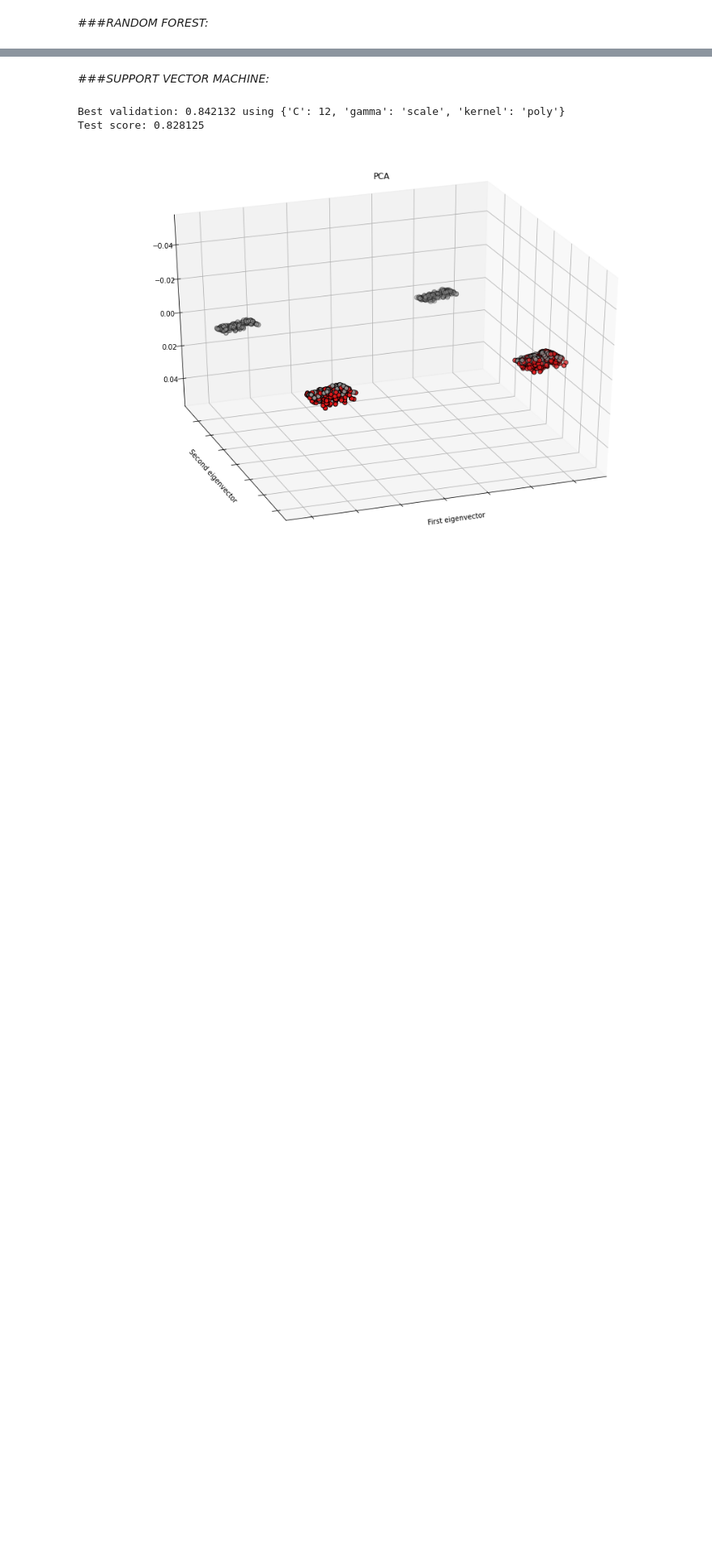
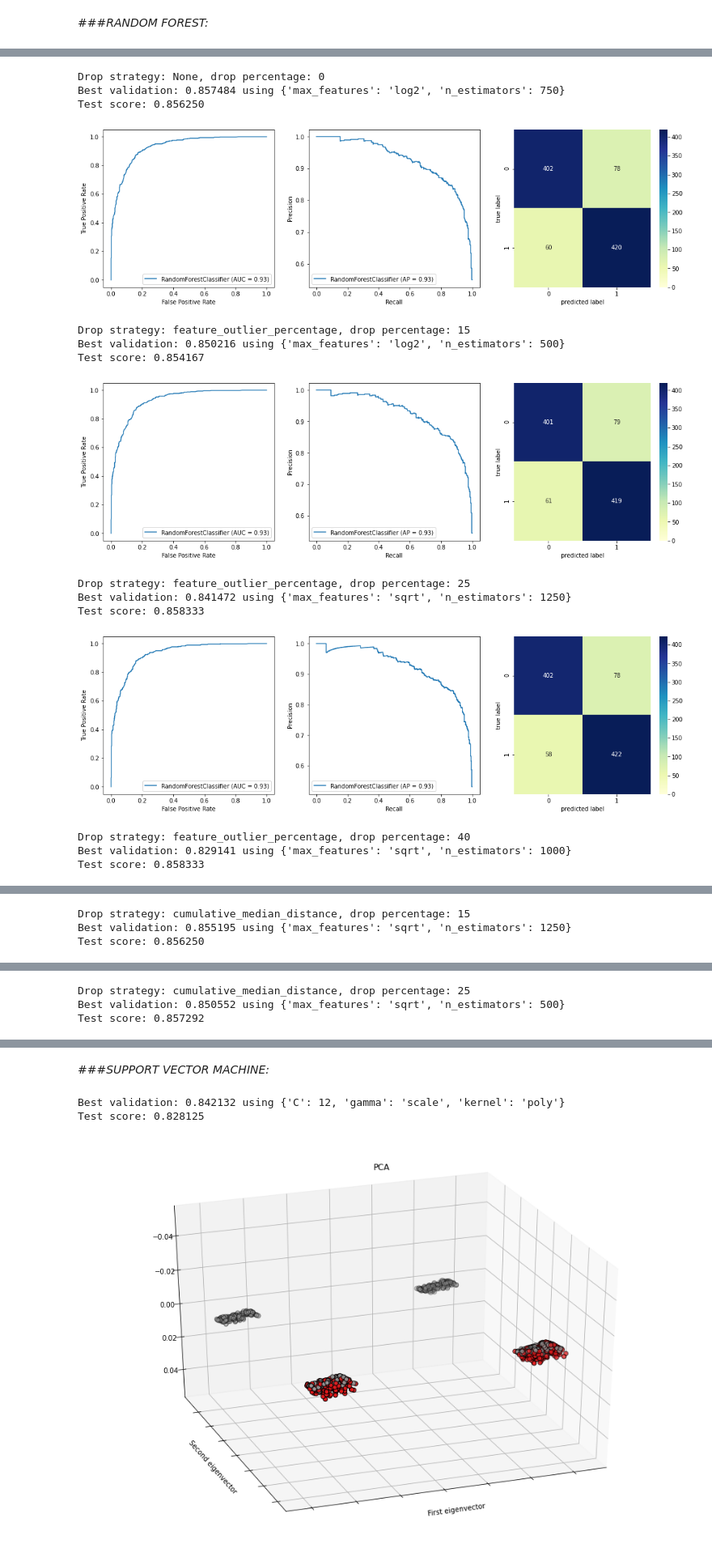
Before and after one commit to MatteoStoisa/DataSpaces_project, a Jupyter notebook: projectDataSpacesMatteoStoisa_the_spotify_hit_predictor_dataset_dataset_of_10s.ipynb, the cells around one changed output, grey strips where cells are left out. Shown at 81% size. Cells and saved outputs as stored; diff of their text form; code cells hidden in the pictures; blank space fills up the shorter version.

```diff
--- a/projectDataSpacesMatteoStoisa_the_spotify_hit_predictor_dataset_dataset_of_10s.ipynb
+++ b/projectDataSpacesMatteoStoisa_the_spotify_hit_predictor_dataset_dataset_of_10s.ipynb
@@ -864,0 +732,56 @@ Test score: 0.852344
+# %%
+def train_validate_test_RandomForest(df, x_train, y_train, x_test, y_test):
+  x_train.reset_index()
+  x_test.reset_index()
+  y_train.reset_index()
+  y_test.reset_index()
+
+  model = RandomForestClassifier()
+  n_estimators = range(500, 1500, 250)
+  max_features = ['sqrt', 'log2']
+
+  grid = dict(n_estimators=n_estimators,max_features=max_features)
+  grid_search = GridSearchCV(estimator=model,
+                            param_grid=grid,
+                            n_jobs=-1,
+                            cv=5,
+                            scoring='accuracy',
+                            error_score=0)
+  grid_result = grid_search.fit(x_train, y_train)
+  plot_metrics('RandomForest', grid_result, x_test, y_test)
+  df.loc[len(results)] = ['RandomForest', grid_result.best_params_.get('n_estimators'), grid_result.best_params_.get('max_features'), None, 'none', 0, metrics.accuracy_score(grid_result.best_estimator_.predict(x_test), y_test)]
+
+  for drop_strategy in ['feature_outlier_percentage', 'cumulative_median_distance', 'cumulative_median_distance_separate']:
+    for drop_percentage in [15, 25, 40]:
+
+      model = RandomForestClassifier()
+
+      grid = dict(n_estimators=n_estimators,max_features=max_features)
+      grid_search = GridSearchCV(estimator=model,
+                                param_grid=grid,
+                                n_jobs=-1,
+                                cv=custom_cv_splitter(5, dataset_and_labels.loc[x_train.index], drop_strategy, drop_percentage),
+                                scoring='accuracy',
+                                error_score=0)
+      grid_result = grid_search.fit(x_train, y_train)
+      plot_metrics('RandomForest', grid_result, x_test, y_test, drop_strategy, drop_percentage)
+      df.loc[len(results)] = ['RandomForest', grid_result.best_params_.get('n_estimators'), grid_result.best_params_.get('max_features'), None, drop_strategy, drop_percentage, metrics.accuracy_score(grid_result.best_estimator_.predict(x_test), y_test)]
+  return df
+# %%
+results = train_validate_test_RandomForest(results, x_train, y_train, x_test, y_test)
+# %% [output]
+Drop strategy: None, drop percentage: 0
+Best validation: 0.857484 using {'max_features': 'log2', 'n_estimators': 750}
+Test score: 0.856250
+[figure, added]
+Drop strategy: feature_outlier_percentage, drop percentage: 15
+Best validation: 0.850216 using {'max_features': 'log2', 'n_estimators': 500}
+Test score: 0.854167
+[figure, added]
+Drop strategy: feature_outlier_percentage, drop percentage: 25
+Best validation: 0.841472 using {'max_features': 'sqrt', 'n_estimators': 1250}
+Test score: 0.858333
+[figure, added]
+Drop strategy: feature_outlier_percentage, drop percentage: 40
+Best validation: 0.829141 using {'max_features': 'sqrt', 'n_estimators': 1000}
+Test score: 0.858333
@@ -864,0 +789,3 @@ Test score: 0.852344
+Drop strategy: cumulative_median_distance, drop percentage: 15
+Best validation: 0.855195 using {'max_features': 'sqrt', 'n_estimators': 1250}
+Test score: 0.856250
@@ -864,0 +793,3 @@ Test score: 0.852344
+Drop strategy: cumulative_median_distance, drop percentage: 25
+Best validation: 0.850552 using {'max_features': 'sqrt', 'n_estimators': 500}
+Test score: 0.857292
```
Also changed, not shown: parts of 26 cells of this notebook.
